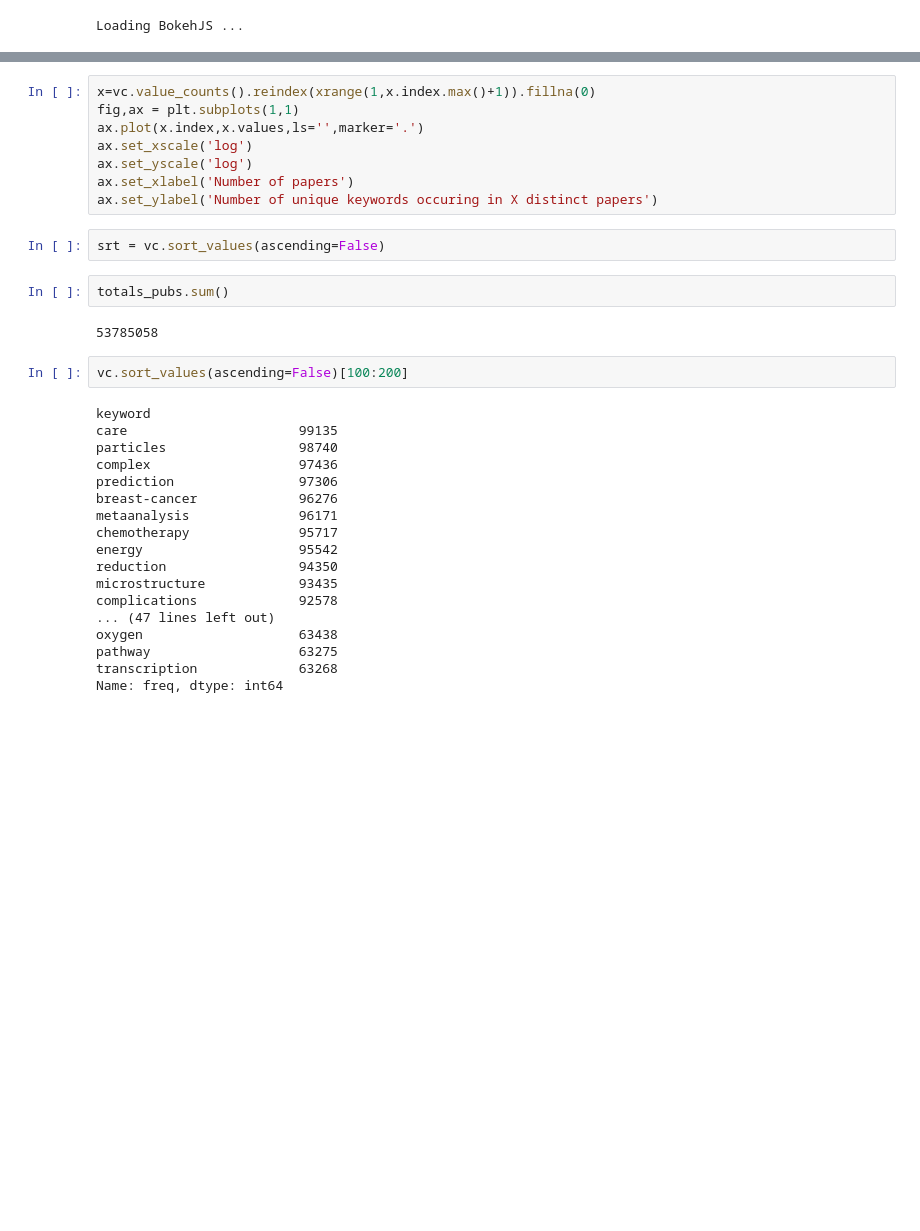
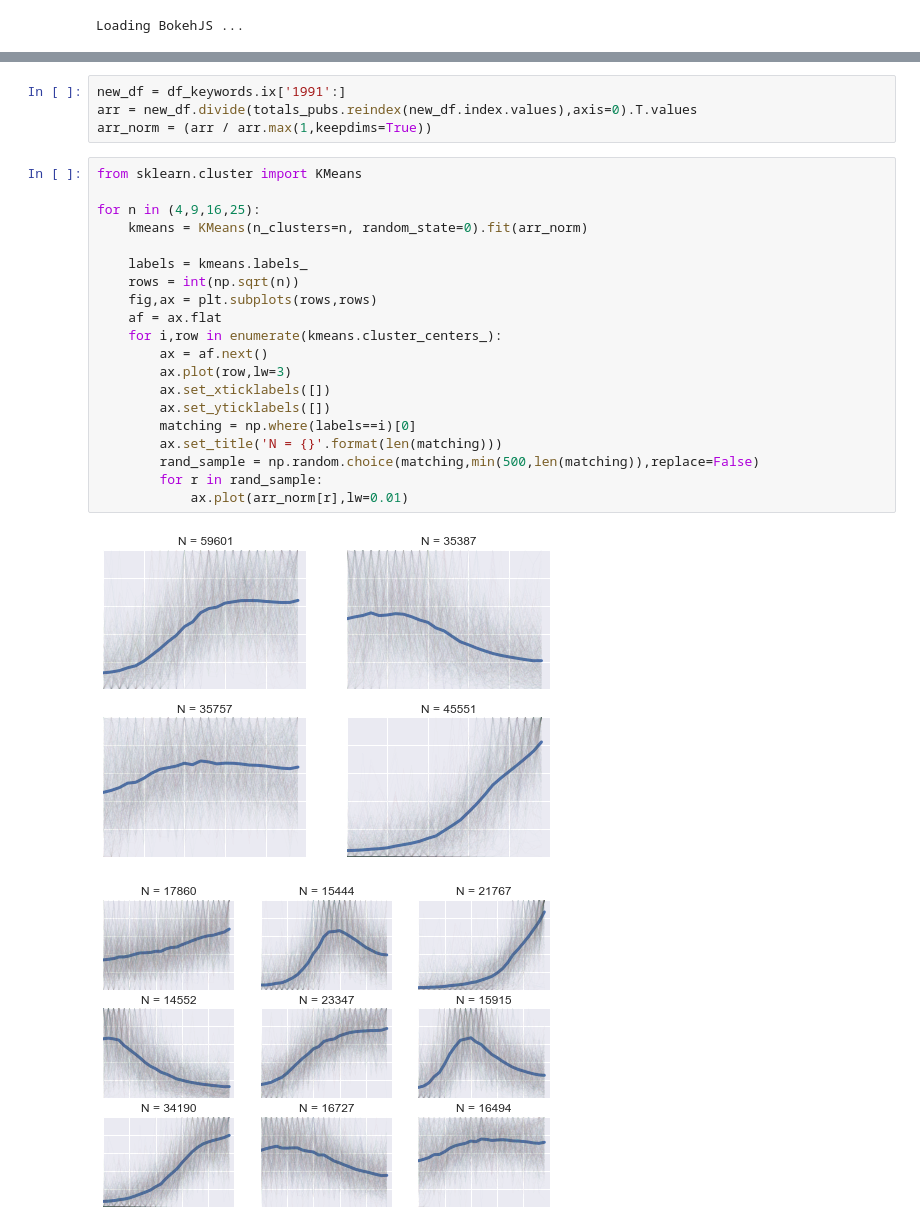
Before and after one commit to jlorince/WoS, a Jupyter notebook: notebooks/Untitled.ipynb, the cells around one changed output, grey strips where cells are left out. Cells and saved outputs as stored; diff of their text form; blank space fills up the shorter version.

```diff
--- a/notebooks/Untitled.ipynb
+++ b/notebooks/Untitled.ipynb
@@ -122,34 +112,27 @@ totals.sum()
-# %%
-x=vc.value_counts().reindex(xrange(1,x.index.max()+1)).fillna(0)
-fig,ax = plt.subplots(1,1)
-ax.plot(x.index,x.values,ls='',marker='.')
-ax.set_xscale('log')
-ax.set_yscale('log')
-ax.set_xlabel('Number of papers')
-ax.set_ylabel('Number of unique keywords occuring in X distinct papers')
-# %%
-srt = vc.sort_values(ascending=False)
-# %%
-totals_pubs.sum()
-# %% [output]
-53785058
-# %%
-vc.sort_values(ascending=False)[100:200]
-# %% [output]
-keyword
-care                      99135
-particles                 98740
-complex                   97436
-prediction                97306
-breast-cancer             96276
-metaanalysis              96171
-chemotherapy              95717
-energy                    95542
-reduction                 94350
-microstructure            93435
-complications             92578
-... (47 lines left out)
-oxygen                    63438
-pathway                   63275
-transcription             63268
-Name: freq, dtype: int64
+# %%
+new_df = df_keywords.ix['1991':]
+arr = new_df.divide(totals_pubs.reindex(new_df.index.values),axis=0).T.values
+arr_norm = (arr / arr.max(1,keepdims=True))
+# %%
+from sklearn.cluster import KMeans
+
+for n in (4,9,16,25):
+    kmeans = KMeans(n_clusters=n, random_state=0).fit(arr_norm)
+
+    labels = kmeans.labels_
+    rows = int(np.sqrt(n))
+    fig,ax = plt.subplots(rows,rows)
+    af = ax.flat
+    for i,row in enumerate(kmeans.cluster_centers_):
+        ax = af.next()
+        ax.plot(row,lw=3)
+        ax.set_xticklabels([])
+        ax.set_yticklabels([])
+        matching = np.where(labels==i)[0]
+        ax.set_title('N = {}'.format(len(matching)))
+        rand_sample = np.random.choice(matching,min(500,len(matching)),replace=False)
+        for r in rand_sample:
+            ax.plot(arr_norm[r],lw=0.01)
+# %% [output]
+[figure, added]
+[figure, added]
```
Also changed, not shown: parts of 9 cells of this notebook, 4 other files.
